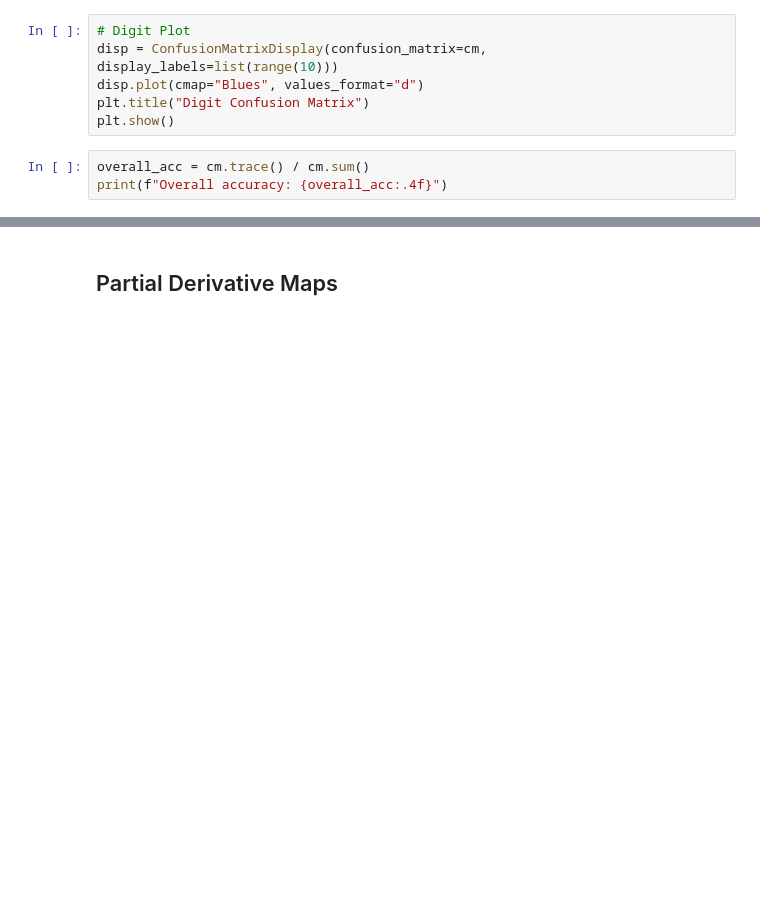
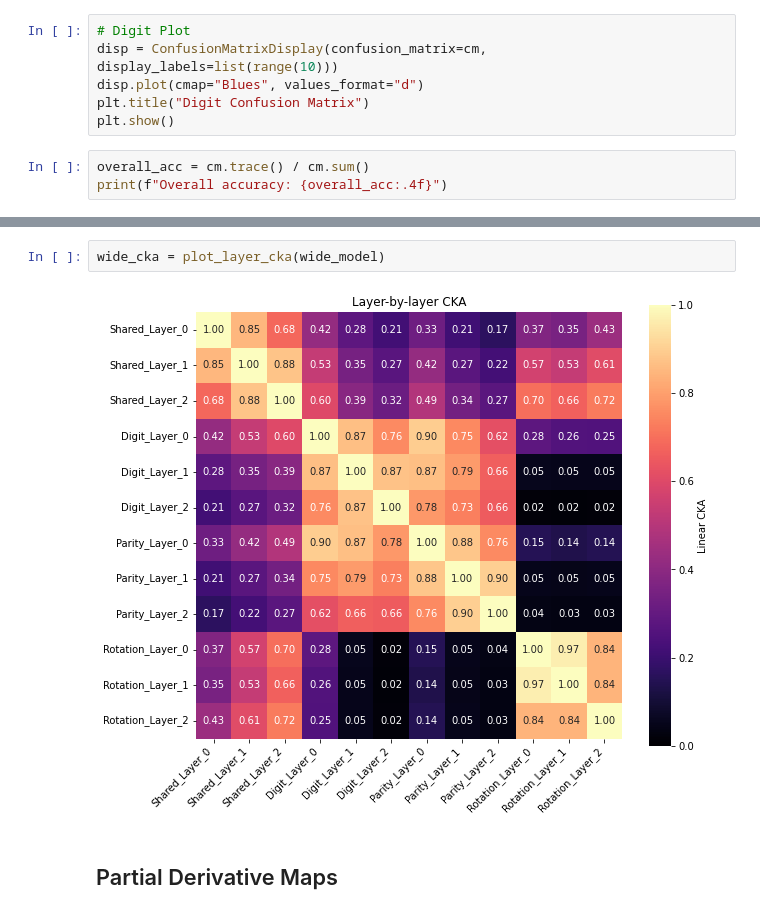
Before and after one commit to tjp095/DSC180A, a Jupyter notebook: rotated-MNIST/rotated-MNIST-test.ipynb, the cells around one changed output, grey strips where cells are left out. Cells and saved outputs as stored; diff of their text form; blank space fills up the shorter version.

```diff
--- a/rotated-MNIST/rotated-MNIST-test.ipynb
+++ b/rotated-MNIST/rotated-MNIST-test.ipynb
@@ -508,3 +620,7 @@ print(f"Overall accuracy: {overall_acc:.4f}")
+# %%
+wide_cka = plot_layer_cka(wide_model)
+# %% [output]
+[figure, added]
 # %% [markdown]
 ## Partial Derivative Maps
 # %%
```
Also changed, not shown: parts of 3 cells of this notebook.
